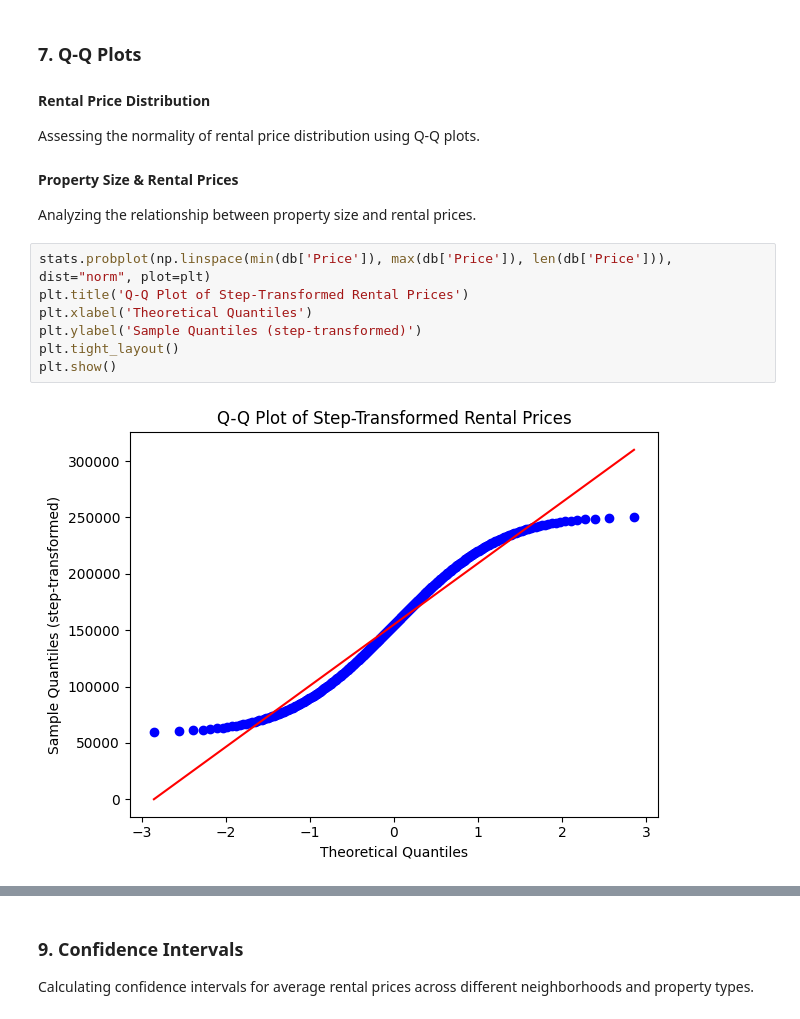
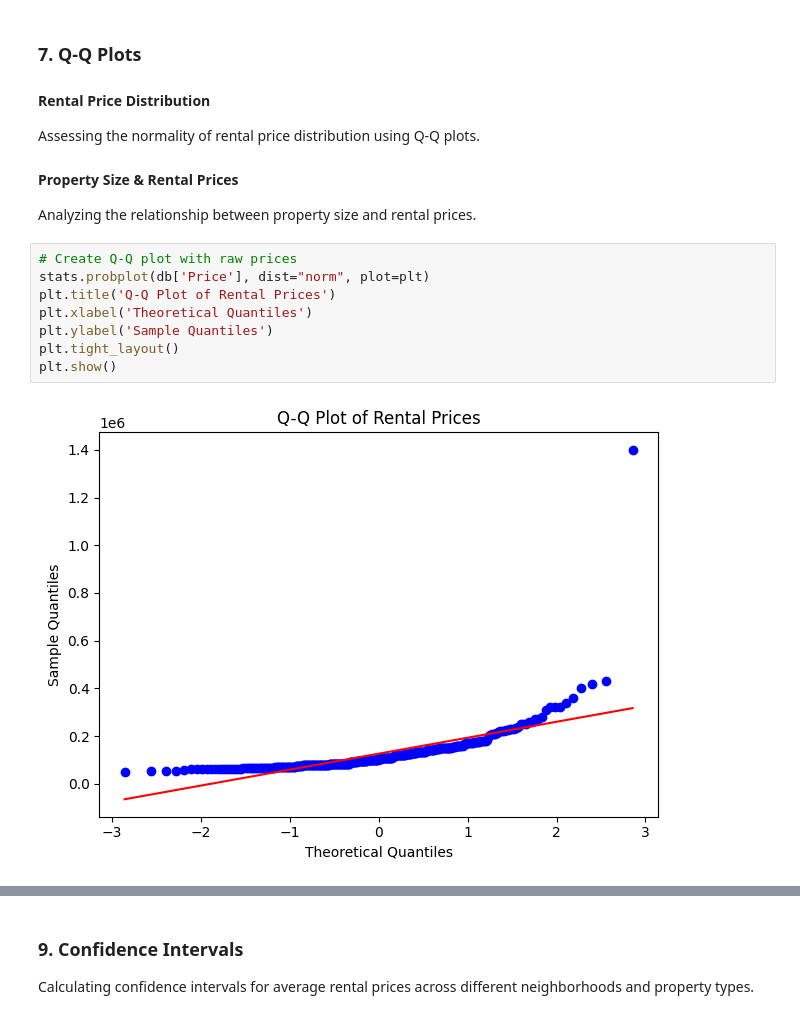
Before and after one commit to HamdanAlhajeri/StatisticsDubbizle, a Jupyter notebook: Data.ipynb, the cells around one changed output, grey strips where cells are left out. Cells and saved outputs as stored; diff of their text form.

```diff
--- a/Data.ipynb
+++ b/Data.ipynb
@@ -162,14 +175,15 @@ Assessing the normality of rental price distribution using Q-Q plots.
 #### Property Size & Rental Prices
 Analyzing the relationship between property size and rental prices.
 # %%
-stats.probplot(np.linspace(min(db['Price']), max(db['Price']), len(db['Price'])), dist="norm", plot=plt)
-plt.title('Q-Q Plot of Step-Transformed Rental Prices')
+# Create Q-Q plot with raw prices
+stats.probplot(db['Price'], dist="norm", plot=plt)
+plt.title('Q-Q Plot of Rental Prices')
 plt.xlabel('Theoretical Quantiles')
-plt.ylabel('Sample Quantiles (step-transformed)')
+plt.ylabel('Sample Quantiles')
 plt.tight_layout()
 plt.show()
 # %% [output]
-[figure, old version]
+[figure, new version]
 # %%
 plt.figure(figsize=(12, 6))
 
```
Also changed, not shown: parts of 20 cells of this notebook, 20 other files.
